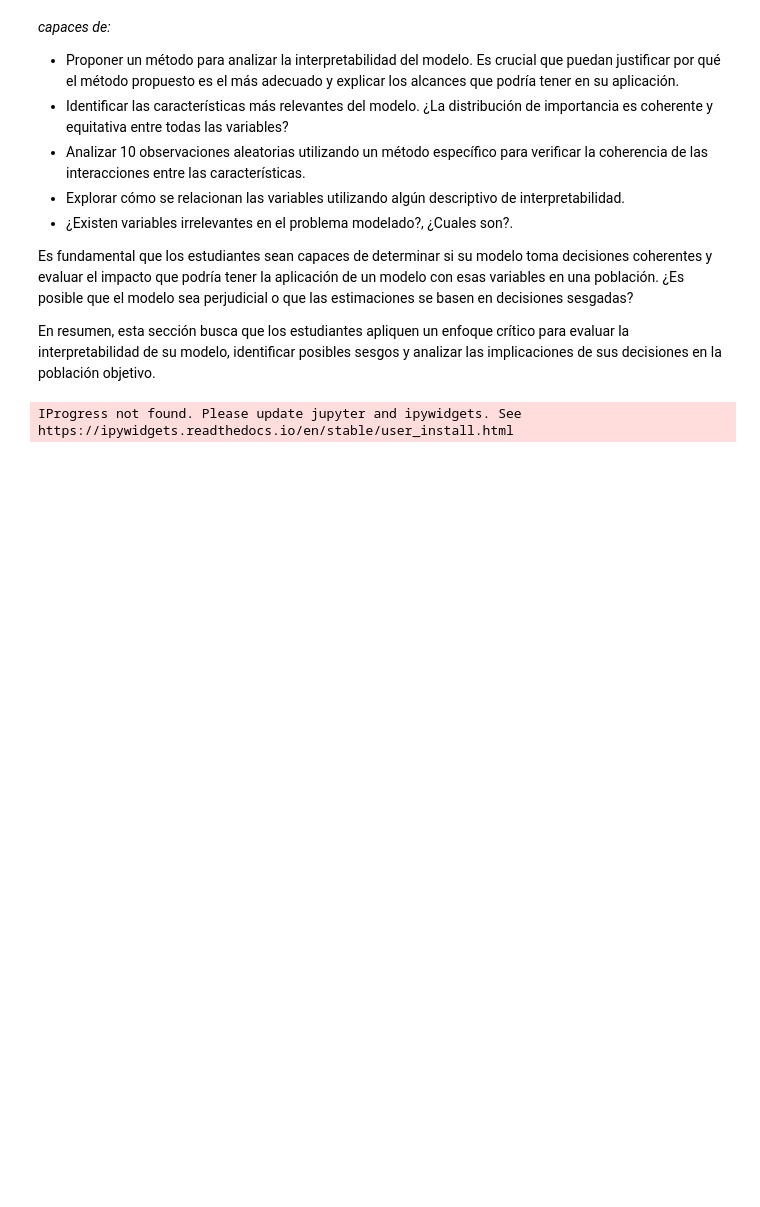
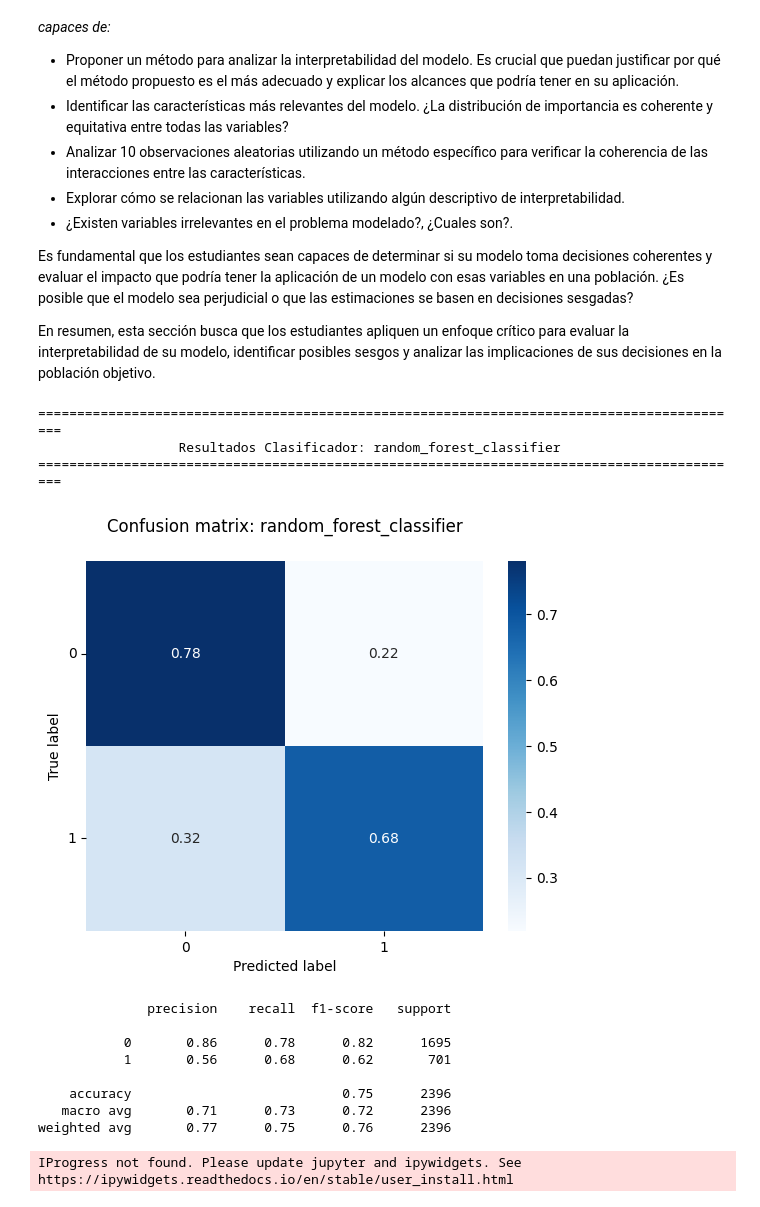
Before and after one commit to mvarasg/MDS7202-Lab-Programacion-Cientifica-MDS, a Jupyter notebook: proyecto2/Proyecto2_Respuestas.ipynb, the cells around one changed output. Saved outputs shown, nothing was run; the diff lists cells and outputs as text; code cells hidden in the pictures; blank space fills up the shorter version.

```diff
--- a/proyecto2/Proyecto2_Respuestas.ipynb
+++ b/proyecto2/Proyecto2_Respuestas.ipynb
@@ -651,6 +671,27 @@ _En esta sección, se espera que los estudiantes demuestren su capacidad para ex
 Es fundamental que los estudiantes sean capaces de determinar si su modelo toma decisiones coherentes y evaluar el impacto que podría tener la aplicación de un modelo con esas variables en una población. ¿Es posible que el modelo sea perjudicial o que las estimaciones se basen en decisiones sesgadas?
 
 En resumen, esta sección busca que los estudiantes apliquen un enfoque crítico para evaluar la interpretabilidad de su modelo, identificar posibles sesgos y analizar las implicaciones de sus decisiones en la población objetivo.
+# %%
+
+RF = RandomForestClassifier(class_weight = 'balanced', max_depth = 5, n_estimators = 200, random_state= 0)
+RF_Classificator = Pipeline([
+        ('column_transformer', column_transformer),
+        ('SelectPercentile', SelectPercentile(score_func=f_classif, percentile=80)),
+        ('classifier', RF)])
+pipeline_classifer(RF_Classificator, X_train, X_test, y_train, y_test, 'random_forest_classifier')
+# %% [output]
+===========================================================================================
+                  Resultados Clasificador: random_forest_classifier
+===========================================================================================
+[figure, added]
+              precision    recall  f1-score   support
+
+           0       0.86      0.78      0.82      1695
+           1       0.56      0.68      0.62       701
+
+    accuracy                           0.75      2396
+   macro avg       0.71      0.73      0.72      2396
+weighted avg       0.77      0.75      0.76      2396
 # %%
 import shap
 
```
Also changed, not shown: parts of 8 cells of this notebook.
